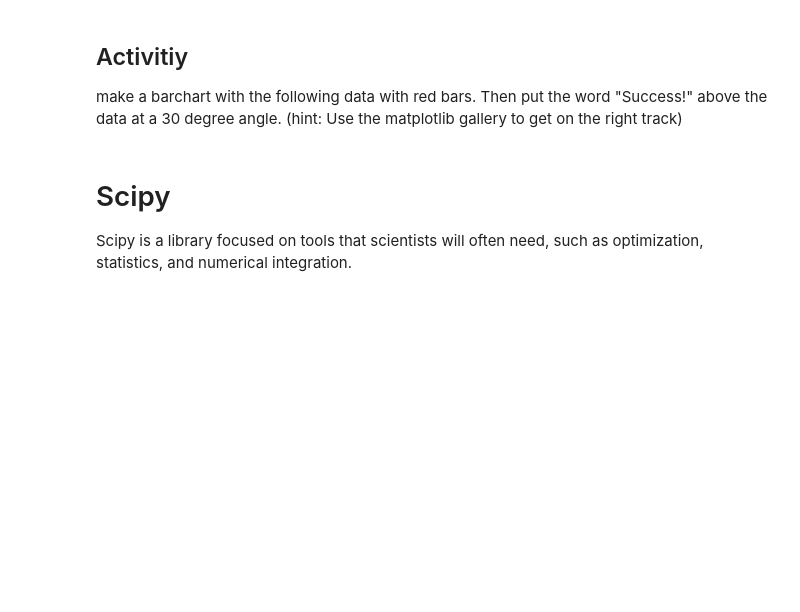
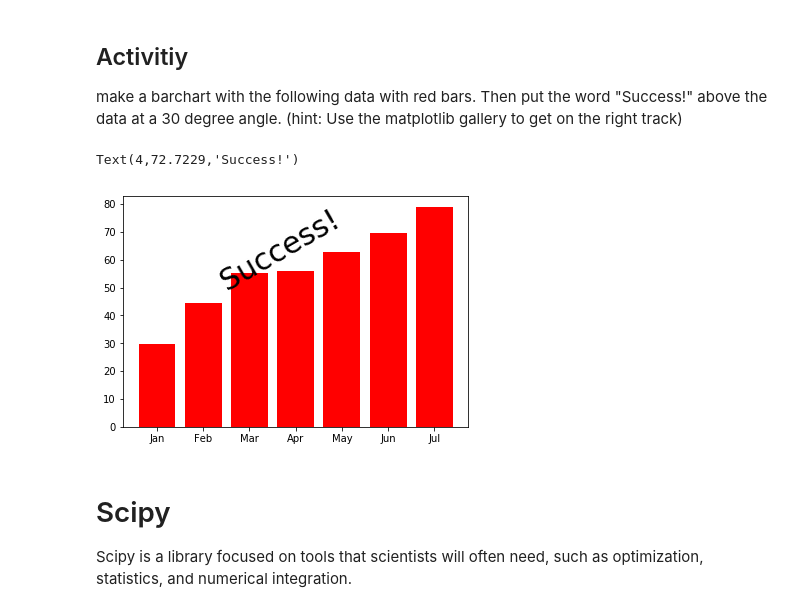
Before and after one commit to GT-IDEaS/Bootcamp2019, a Jupyter notebook: Day02/Afternoon_Session1.ipynb, the cells around one changed output. Drawn from its saved outputs; the diff is of its cells as text; code cells hidden in the pictures; blank space fills up the shorter version.

```diff
--- a/Day02/Afternoon_Session1.ipynb
+++ b/Day02/Afternoon_Session1.ipynb
@@ -113,6 +182,13 @@ make a barchart with the following data with red bars. Then put the word "Succes
 # %%
 month = ['Jan','Feb','Mar','Apr','May','Jun','Jul']
 amount = np.linspace(30,80,7) + np.random.randn(7) * 3
+fig1=plt.figure()
+axis=fig1.add_axes([0.1,0.1,0.8,0.8])
+axis.bar(month,amount,color='r')
+axis.text(4, amount[4]+10, 'Success!', ha='right', rotation=30, wrap=True,fontsize=30)
+# %% [output]
+Text(4,72.7229,'Success!')
+[figure, added]
 # %% [markdown]
 # Scipy
 
```
Also changed, not shown: parts of 12 cells of this notebook.
